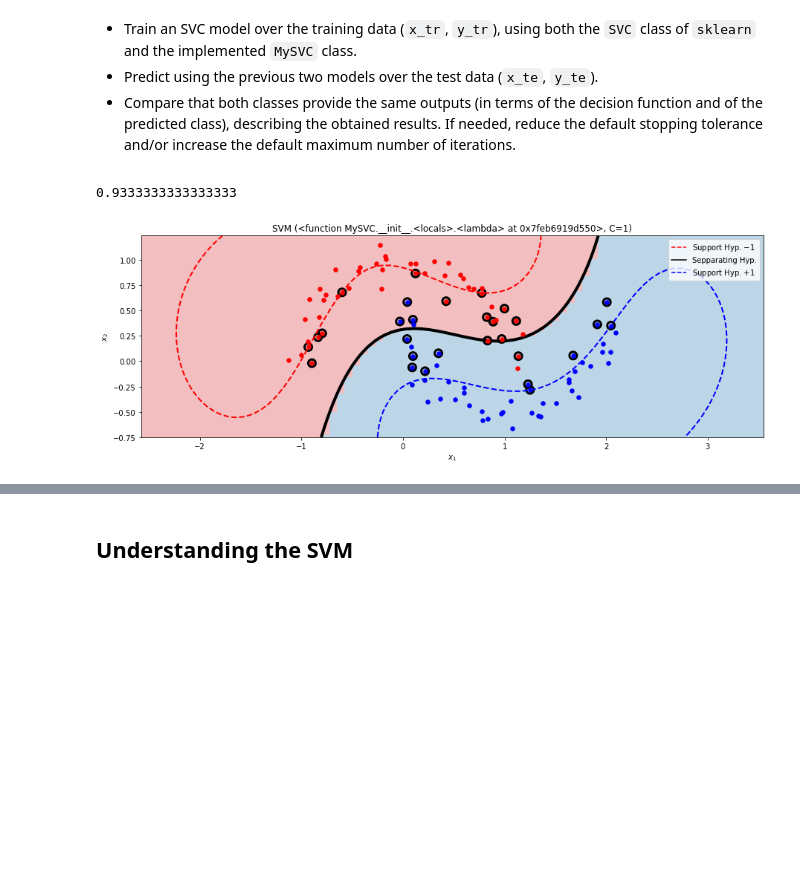
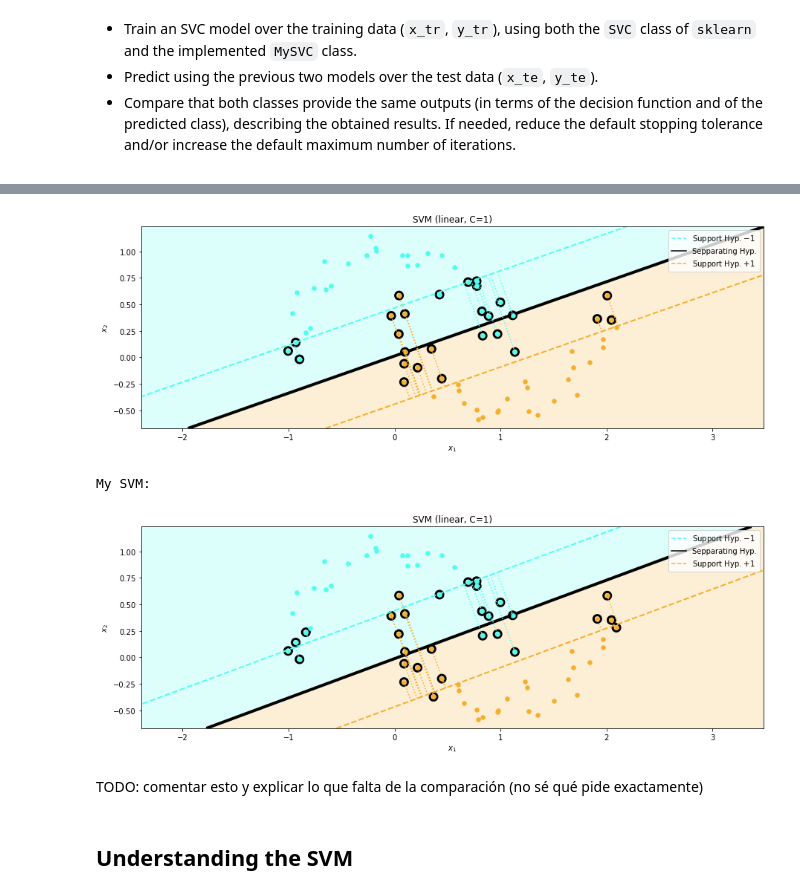
Before and after one commit to fjsaezm/mcd-maaa, a Jupyter notebook: P1/SMO.ipynb, the cells around one changed output, grey strips where cells are left out. Drawn from its saved outputs; the diff is of its cells as text; code cells hidden in the pictures; blank space fills up the shorter version.

```diff
--- a/P1/SMO.ipynb
+++ b/P1/SMO.ipynb
@@ -330,26 +340,51 @@ plt.title('Test'); plt.show()
 * Compare that both classes provide the same outputs (in terms of the decision function and of the predicted class), describing the obtained results. If needed, reduce the default stopping tolerance and/or increase the default maximum number of iterations.
 
 </div>
-# %%
-C = 1
-gamma = 'scale'
-
-model_my = MySVC(C=C, gamma=gamma, tol=-1)
-model_sk = SVC(C=C, gamma=gamma)
-
-# Training of the models (complete).
-model_my.fit(x_tr, y_tr)
-y_predicted = model_my.predict(x_te)
-
-from sklearn.metrics import accuracy_score
-print(accuracy_score(y_te, y_predicted))
-plot_svc(x, y, model_my)
-
-# Comparative of the predicted scores (complete).
-# ...
-
-# Comparative of the predicted classes (complete).
-# ...
-# %% [output]
-0.9333333333333333
-[figure, removed]
+# %%
+from sklearn.metrics import accuracy_score, f1_score
+
+def compare_svcs(x_tr, y_tr, x_te, y_te, C=1, gamma='scale', kernel='rbf', tol=0.0001):
+    # Model definition
+    model_my = MySVC(C=C, gamma=gamma, tol=tol, kernel=kernel)
+    model_sk = SVC(C=C, gamma=gamma, tol=tol, kernel=kernel)
+
+    # Training of the models.
+    model_my.fit(x_tr, y_tr)
+    model_sk.fit(x_tr, y_tr)
+
+    # Predictions computations.
+    y_predicted_my = model_my.predict(x_te)
+    y_predicted_sk = model_sk.predict(x_te)
+
+    # Metrics computations.
+    print('My SVM accuracy: {}'.format(accuracy_score(y_te, y_predicted_my)))
+    print('SK SVM accuracy: {} \n'.format(accuracy_score(y_te, y_predicted_sk)))
+    print('My SVM F1-score: {}'.format(f1_score(y_te, y_predicted_my)))
+    print('SK SVM F1-score: {} \n'.format(f1_score(y_te, y_predicted_sk)))
+
+    print('My SVM\'s support indexes: {}'.format(model_my.support_))
+    print('SK SVM\'s support indexes: {} \n'.format(model_sk.support_))
+
+    if kernel == 'linear':
+        print('My SVM\'s primal coefficients: {}'.format(model_my.coef_))
+        print('SK SVM\'s primal coefficients: {} \n'.format(model_sk.coef_))
+
+    # Plotting the SVMs.
+    plot_slack = kernel == 'linear'
+    print('SKlearn\'s SVM:')
+    plot_svc(x_tr, y_tr, model_sk, plot_slack=plot_slack)
+    plt.show()
+    print('My SVM:')
+    plot_svc(x_tr, y_tr, model_my, plot_slack=plot_slack)
+    plt.show()
+
+
+
+    # Comparative of the predicted scores (complete).
+    ...
+
+    # Comparative of the predicted classes (complete).
+    # ...
+
+compare_svcs(x_tr, y_tr, x_te, y_te, kernel='linear')
+# %% [output]
@@ -356,3 +406,8 @@ plot_svc(x, y, model_my)
+[figure, added]
+My SVM:
+[figure, added]
+# %% [markdown]
+TODO: comentar esto y explicar lo que falta de la comparación (no sé qué pide exactamente)
 # %% [markdown]
 ## Understanding the SVM
 # %% [markdown]
```
Also changed, not shown: parts of 16 cells of this notebook, 1 other file.
